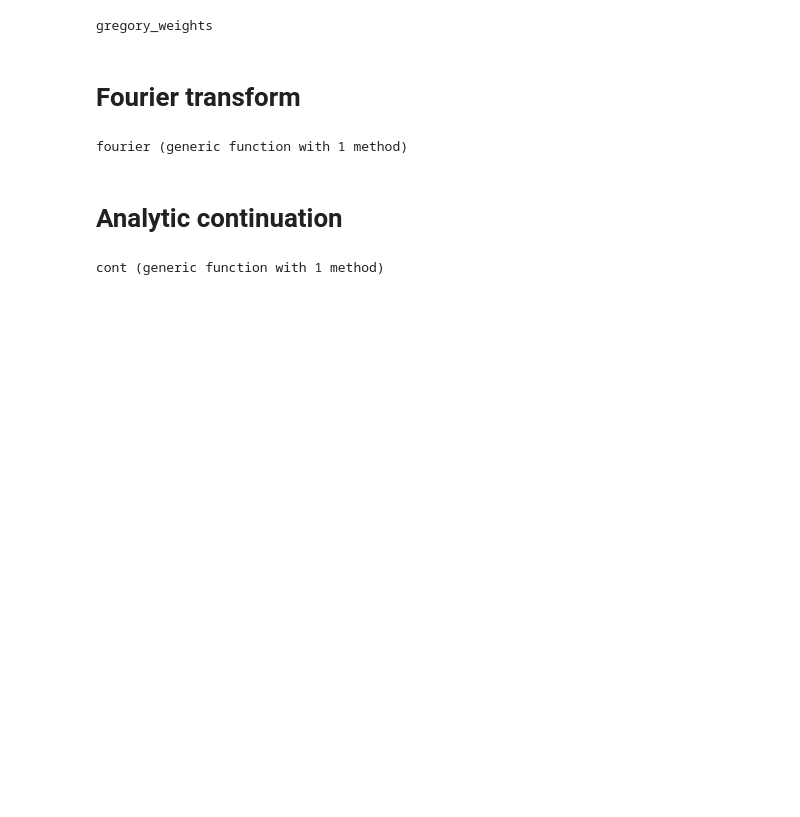
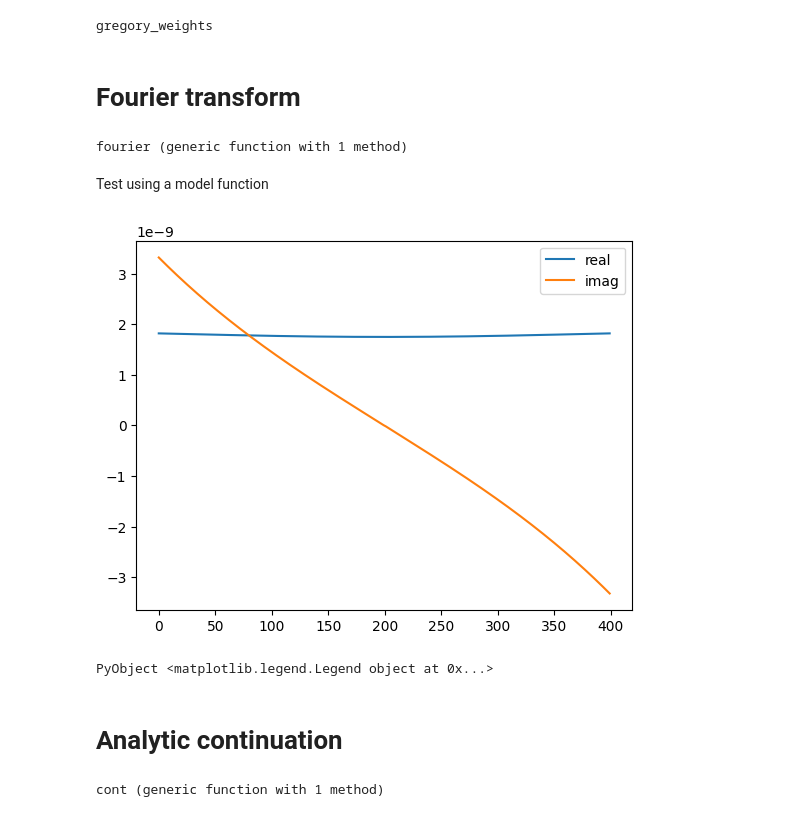
Before and after one commit to krivenko/QInchworm.jl, a Jupyter notebook: bench/ysr/post-processing.ipynb, the cells around one changed output. Drawn from its saved outputs; the diff is of its cells as text; code cells hidden in the pictures; blank space fills up the shorter version.

```diff
--- a/bench/ysr/post-processing.ipynb
+++ b/bench/ysr/post-processing.ipynb
@@ -86,16 +86,50 @@ gregory_weights
 # %% [markdown]
 # Fourier transform
 # %%
-function fourier(τ_list, g_τ, n_ω; order = 5)
+using Interpolations
+using QuadGK
+
+function fourier(τ_list, g_τ, n_iω)
     β = τ_list[end]
-    h = τ_list[2] - τ_list[1]
-    w = gregory_weights(length(τ_list), order)
-    mat = h * [exp(1im * π * (2n + 1) * (τ / β)) * w[j]
-               for n in -n_ω:(n_ω-1), (j, τ) in enumerate(τ_list)]
-    return mat * g_τ
+    Δτ = step(τ_list)
+    g_τ_itp = scale(interpolate(g_τ, BSpline(Cubic(Line(OnGrid())))), τ_list)
+    g_iω = zeros(ComplexF64, 2n_iω)
+    for n in -n_iω:(n_iω-1)
+        ω = π * (2n + 1) / β
+        g_iω[n+n_iω+1] = quadgk(τ -> g_τ_itp(τ) * exp(1im * ω * τ), 0, β, atol=1e-13)[1]
+    end
+    return g_iω
 end
 # %% [output]
 fourier (generic function with 1 method)
+# %% [markdown]
+Test using a model function
+# %%
+n_τ = 1024
+β = 10
+
+poles = (1.0, -1.0, 0.5, -0.5)
+weights = (3/32, 5/32, 11/32, 13/32)
+@assert sum(weights) == 1
+
+f(ϵ) = 1 / (1 + exp(-β * ϵ))
+
+τ_list = range(0, β, n_τ)
+g_τ_test = -[sum(w * exp(-τ * ϵ) * f(ϵ) for (ϵ, w) in zip(poles, weights)) for τ in τ_list]
+@assert g_τ_test[1] + g_τ_test[end] == -1
+
+n_iω = 200
+g_iω_test = fourier(τ_list, g_τ_test, n_iω)
+
+g_iω_ref = [sum(w / ((1im * π * (2n+1) / β) - ϵ) for (ϵ, w) in zip(poles, weights))
+            for n in -n_iω:(n_iω-1)]
+
+plt.plot(real.(g_iω_test - g_iω_ref), label="real")
+plt.plot(imag.(g_iω_test - g_iω_ref), label="imag")
+plt.legend()
+# %% [output]
+[figure, added]
+PyObject <matplotlib.legend.Legend object at 0x...>
 # %% [markdown]
 # Analytic continuation
 # %%
```
Also changed, not shown: parts of 4 cells of this notebook.
